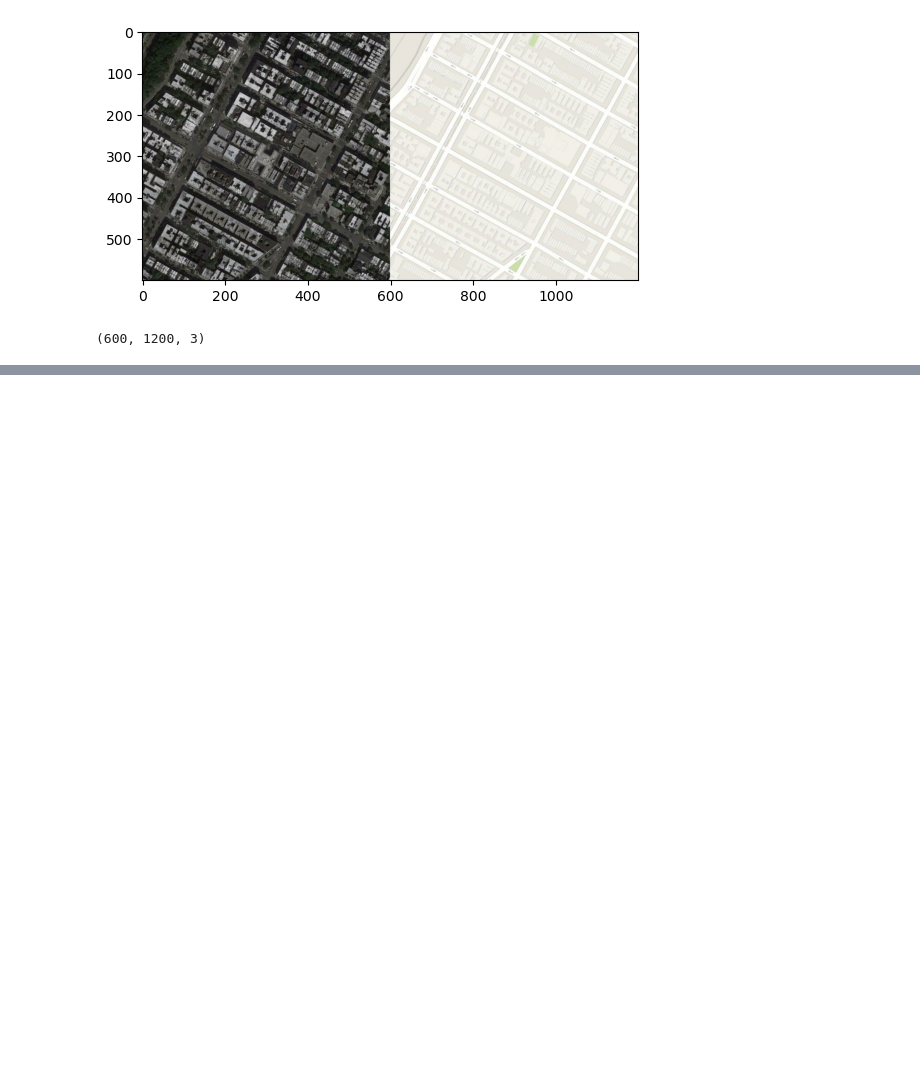
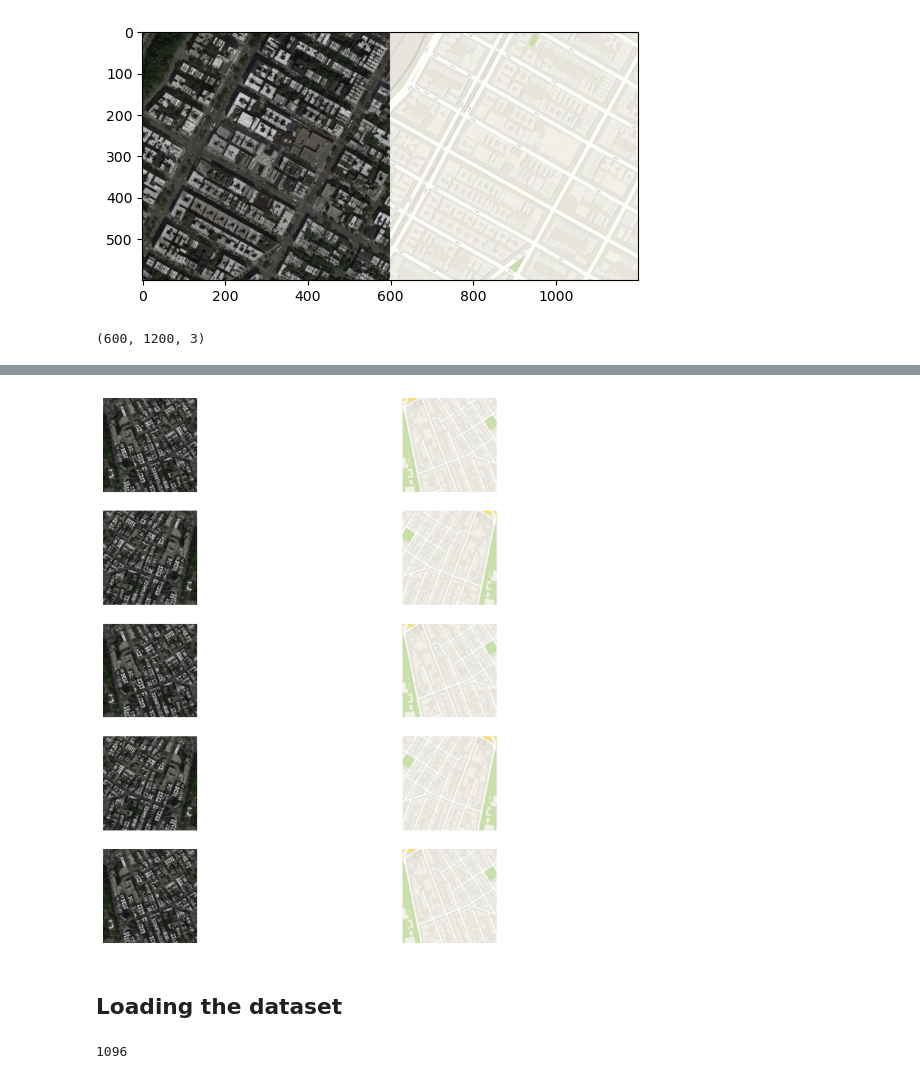
Before and after one commit to HarshitDawar55/Generative_Adversial_Networks, a Jupyter notebook: Jupyter_Notebooks/Conditional_GANs - pix2pix.ipynb, the cells around one changed output, grey strips where cells are left out. Saved outputs shown, nothing was run; the diff lists cells and outputs as text; code cells hidden in the pictures; blank space fills up the shorter version.

Commit message:
Data Loading funcitons completed

```diff
--- a/Jupyter_Notebooks/Conditional_GANs - pix2pix.ipynb
+++ b/Jupyter_Notebooks/Conditional_GANs - pix2pix.ipynb
@@ -100,3 +100,17 @@ def normalize_image(satellite_image, map_image):
     satellite_image = ( satellite_image - 127.5 ) / 127.5
     map_image = ( map_image - 127.5 ) / 127.5
     return satellite_image, map_image
+# %%
+fig, ax = plt.subplots(5, 2, figsize = (10, 10))
+for i in range(5):
+    si, mi = add_random_jitter(satellite_image, map_image)
+    plt.subplot(5, 2, i + 1)
+    ax[i][0].imshow(si / 255.0)
+    ax[i][1].imshow(mi / 255.0)
+    ax[i][0].axis("off")
+    ax[i][1].axis("off")
+plt.show()
+# %% [output]
+[figure, added]
+# %% [markdown]
+## Loading the dataset
@@ -102,0 +134,4 @@ def normalize_image(satellite_image, map_image):
+# %%
+total_number_of_training_images
+# %% [output]
+1096
```
Also changed, not shown: parts of 6 cells of this notebook.
